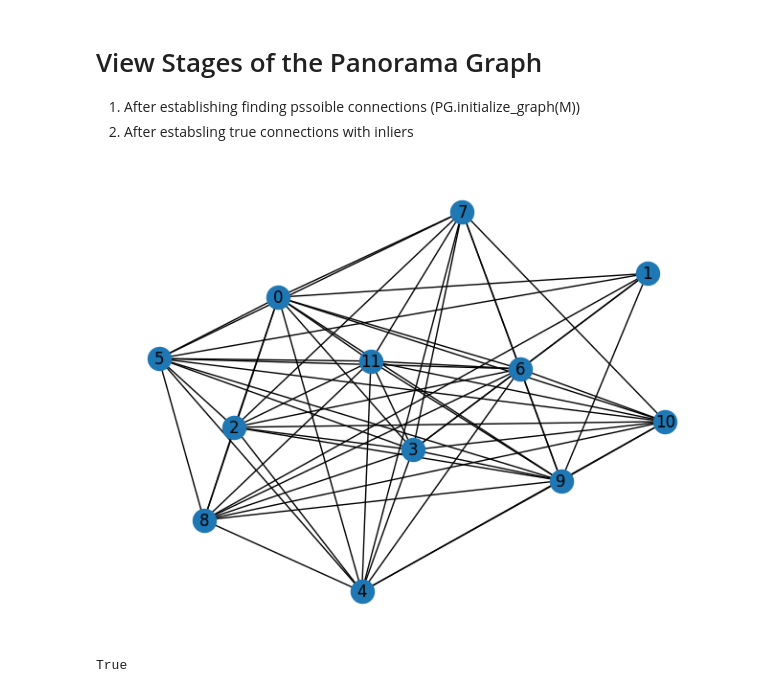
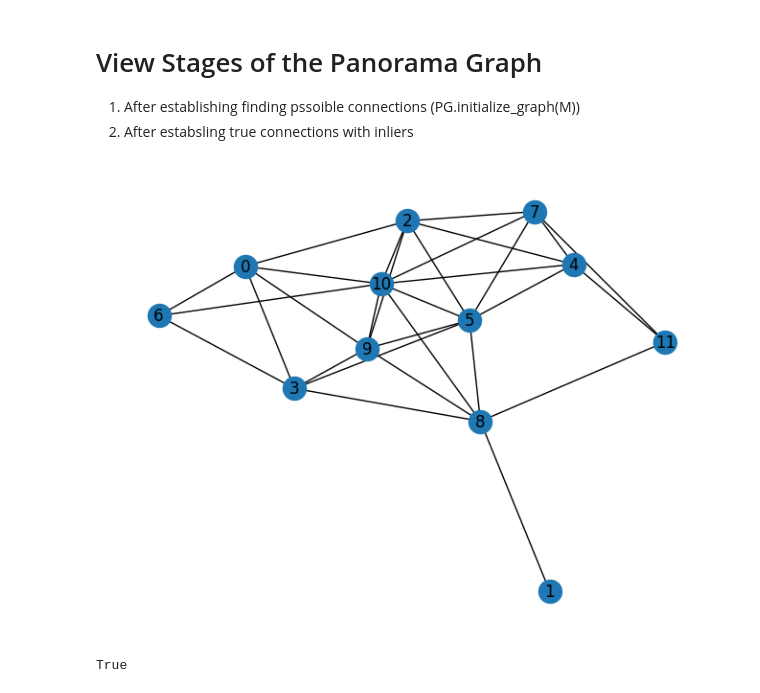
Before and after one commit to GCSchmidt/local-image-features-apps, a Jupyter notebook: src/image_stitching/model_experiments.ipynb, the cells around one changed output. Cells and saved outputs as stored; diff of their text form; code cells hidden in the pictures.

```diff
--- a/src/image_stitching/model_experiments.ipynb
+++ b/src/image_stitching/model_experiments.ipynb
@@ -111,15 +122,14 @@ uav: fully connected = True
 # %%
 Pano = models.Panorama("/home/schmidtg/coding_projetcs/local-image-features-apps/src/image_stitching/datasets/example-data/zijing")
 _ = Pano.detect()
 _ = Pano.match_all_images()
-Pano.keep_top_n_matches(5)
 M = Pano.match_ratio_matrix()
-PG = models.PanoramaGraph(0.25)
+PG = models.PanoramaGraph(0.1)
 PG.initialize_graph(M)
 pu.plot_panorama_graph(PG)
 PG.fully_connected
 # %% [output]
-[figure, old version]
+[figure, new version]
 True
 # %%
 Pano.generate_graph()
```
Also changed, not shown: parts of 11 cells of this notebook.
